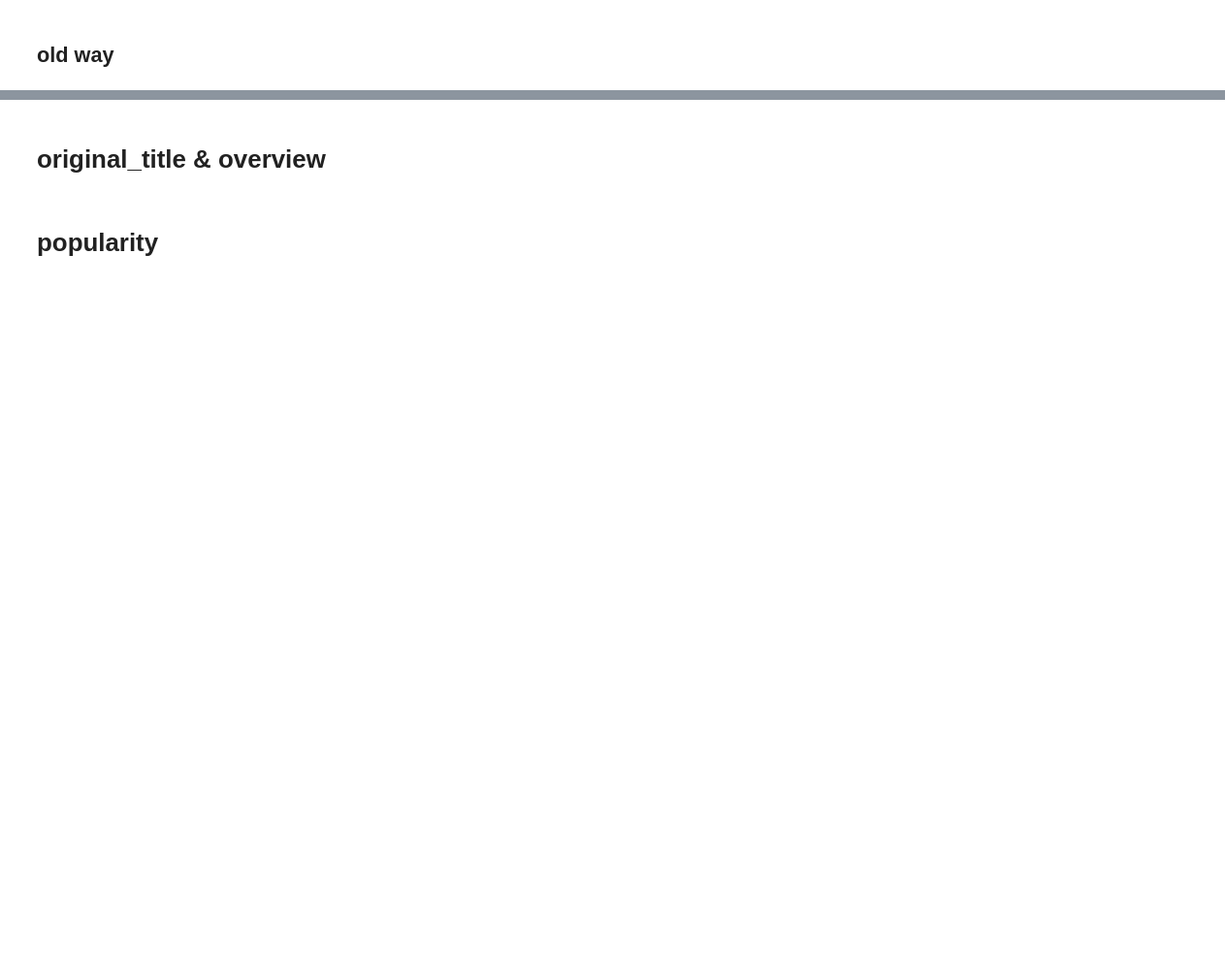
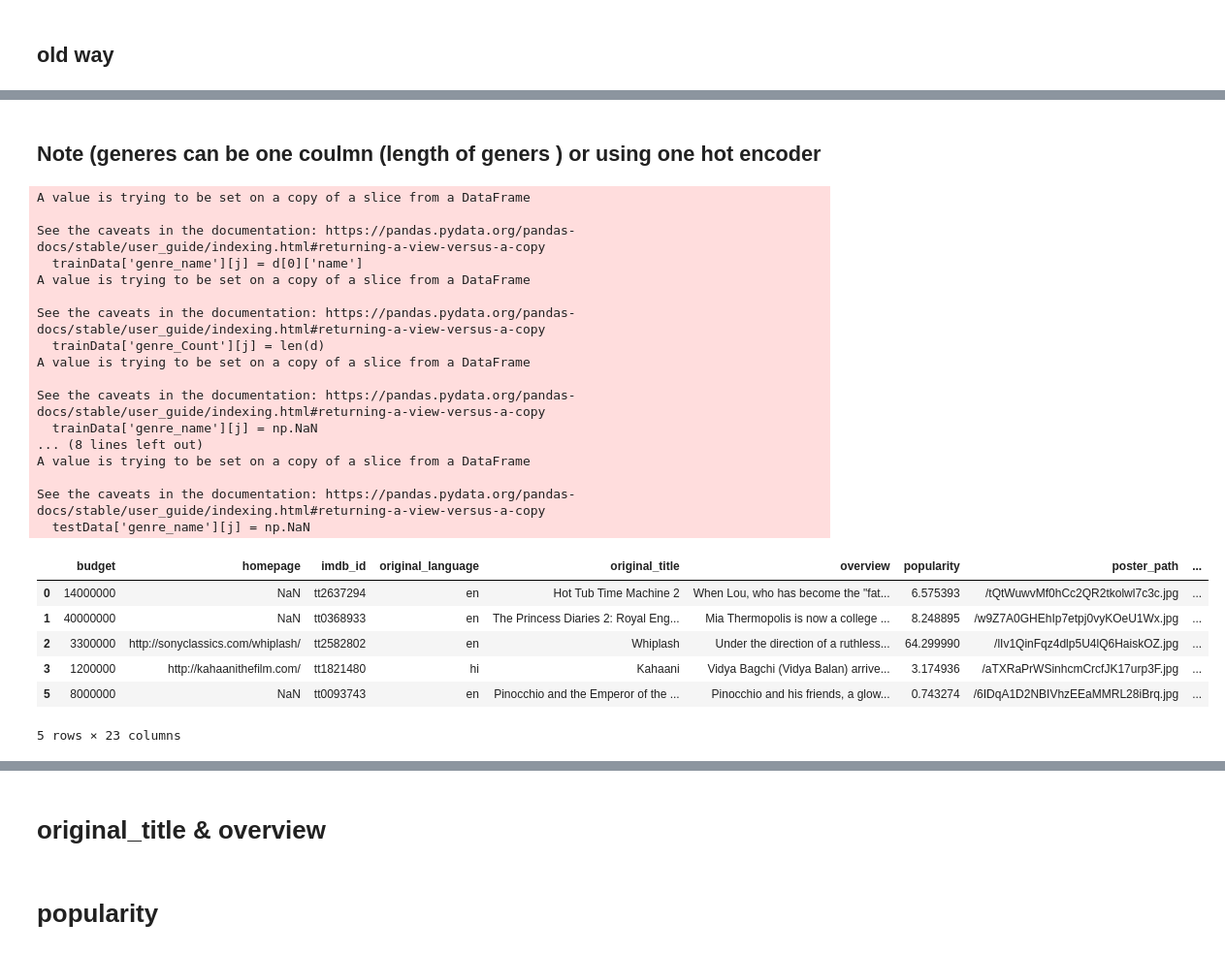
Before and after one commit to mohamedali-sc/TMDB-Box-Office-Prediction, a Jupyter notebook: model.ipynb, the cells around one changed output, grey strips where cells are left out. Shown at 97% size. Saved outputs shown, nothing was run; the diff lists cells and outputs as text; code cells hidden in the pictures; blank space fills up the shorter version.

Commit message:
adding note to "geners_name" coulmn

```diff
--- a/model.ipynb
+++ b/model.ipynb
@@ -61,5 +88,9 @@ print( len(trainData[trainData['budget'] < 10000] ) )
+# %%
+MEAN = trainData['budget'].mean()
+# %%
+trainData['budget']= trainData['budget'].apply(lambda x : x+MEAN if x<100000  else x)
 # %%
-trainData['budget'] = trainData['budget'].replace(0, trainData['budget'].mean())
+#trainData['budget'] = trainData['budget'].replace(0, trainData['budget'].mean())
 # %% [markdown]
 ## using log transform without removing low budgets to have better distrbution
 # %%
@@ -77,7 +121,5 @@ plt.scatter(x=trainData['log_budget'], y=trainData['revenue'])
 # Experimenting with budget coulmn
 # %% [markdown]
 ## using log Transform after removing budgts less than 10k$
-# %%
-trainData['budget']= trainData['budget'].apply(lambda x : x+100000 if x<100000  else x)
 # %%
 print( len(trainData[trainData['budget'] < 50000] ) )
@@ -105,24 +163,54 @@ trainData.head()
+# %% [markdown]
+## Note (generes can be one coulmn (length of geners ) or  using one hot encoder
 # %%
 j = 0
+trainData['genre_Count'] = 0
 for i in trainData['genres']:
     d = get_dict(i)
     if d != {}:
         trainData['genre_name'][j] = d[0]['name']
+        trainData['genre_Count'][j] = len(d)
     else:
          trainData['genre_name'][j] = np.NaN
     j += 1
 
 j = 0
 for i in testData['genres']:
     d = get_dict(i)
     if d != {}:
         testData['genre_name'][j] = d[0]['name']
+        trainData['genre_Count'][j] = len(d)
     else:
          testData['genre_name'][j] = np.NaN
     j += 1
 trainData.drop(['genres'], axis=1, inplace=True)
 testData.drop(['genres'], axis=1, inplace=True)
 trainData.head()
+# %% [output]
+A value is trying to be set on a copy of a slice from a DataFrame
+
+See the caveats in the documentation: https://pandas.pydata.org/pandas-docs/stable/user_guide/indexing.html#returning-a-view-versus-a-copy
+  trainData['genre_name'][j] = d[0]['name']
+A value is trying to be set on a copy of a slice from a DataFrame
+
+See the caveats in the documentation: https://pandas.pydata.org/pandas-docs/stable/user_guide/indexing.html#returning-a-view-versus-a-copy
+  trainData['genre_Count'][j] = len(d)
+A value is trying to be set on a copy of a slice from a DataFrame
+
+See the caveats in the documentation: https://pandas.pydata.org/pandas-docs/stable/user_guide/indexing.html#returning-a-view-versus-a-copy
+  trainData['genre_name'][j] = np.NaN
+... (8 lines left out)
+A value is trying to be set on a copy of a slice from a DataFrame
+
+See the caveats in the documentation: https://pandas.pydata.org/pandas-docs/stable/user_guide/indexing.html#returning-a-view-versus-a-copy
+  testData['genre_name'][j] = np.NaN
+|  | budget | homepage | imdb_id | original_language | original_title | overview | popularity | poster_path | ... |
+| 0 | 14000000 | NaN | tt2637294 | en | Hot Tub Time Machine 2 | When Lou, who has become the "fat... | 6.575393 | /tQtWuwvMf0hCc2QR2tkolwl7c3c.jpg | ... |
+| 1 | 40000000 | NaN | tt0368933 | en | The Princess Diaries 2: Royal Eng... | Mia Thermopolis is now a college ... | 8.248895 | /w9Z7A0GHEhIp7etpj0vyKOeU1Wx.jpg | ... |
+| 2 | 3300000 | http://sonyclassics.com/whiplash/ | tt2582802 | en | Whiplash | Under the direction of a ruthless... | 64.299990 | /lIv1QinFqz4dlp5U4lQ6HaiskOZ.jpg | ... |
+| 3 | 1200000 | http://kahaanithefilm.com/ | tt1821480 | hi | Kahaani | Vidya Bagchi (Vidya Balan) arrive... | 3.174936 | /aTXRaPrWSinhcmCrcfJK17urp3F.jpg | ... |
+| 5 | 8000000 | NaN | tt0093743 | en | Pinocchio and the Emperor of the ... | Pinocchio and his friends, a glow... | 0.743274 | /6IDqA1D2NBIVhzEEaMMRL28iBrq.jpg | ... |
+5 rows × 23 columns
 # %%
 
 testData['homepage'].isnull().sum()
```
Also changed, not shown: parts of 46 cells of this notebook.
